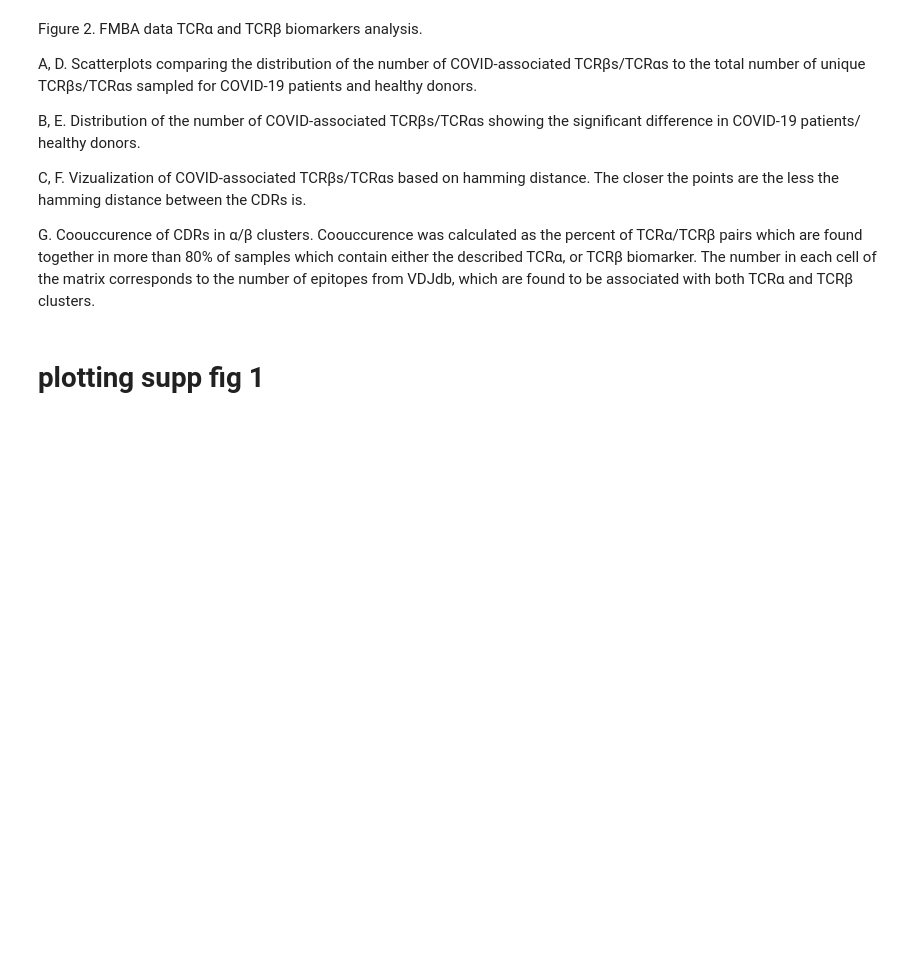
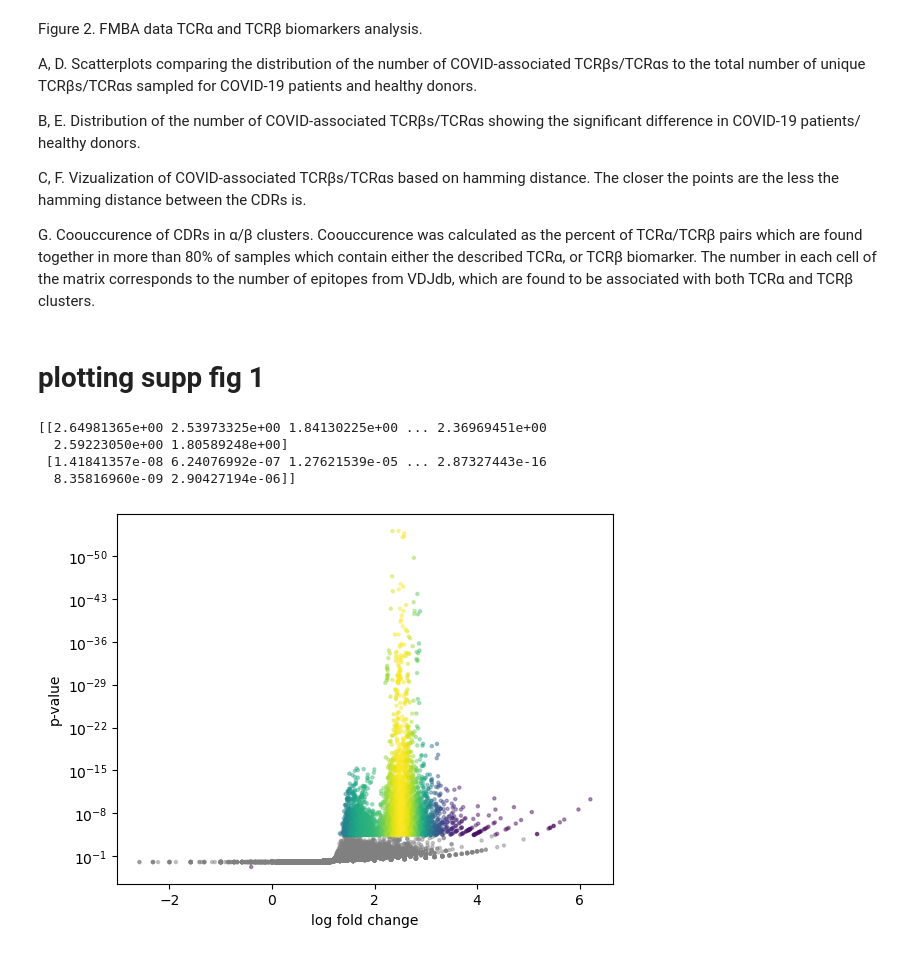
Before and after one commit to antigenomics/tcr-covid-classifier, a Jupyter notebook: publication-notebooks/fig2.ipynb, the cells around one changed output. Saved outputs shown, nothing was run; the diff lists cells and outputs as text; code cells hidden in the pictures; blank space fills up the shorter version.

```diff
--- a/publication-notebooks/fig2.ipynb
+++ b/publication-notebooks/fig2.ipynb
@@ -40,2 +42,4 @@ importlib.reload(imported_module)
 # %%
 vdjdb = pd.read_csv('data/vdjdb.txt', sep='\t')
+# %%
+um = pd.read_csv('data/standardized_usage_matrix_fmba_TRB.csv').drop(columns=['Unnamed: 0'])
@@ -170,3 +188,14 @@ alpha_cluster_to_epi[0]
 # %%
 cooccurence_df = pd.read_csv('data/TRA_TRB_cooccurence_matrix_cooccurence_85.csv').T
 annot_df = pd.read_csv('data/alpha_beta_paired_epitopes.csv').T
+# %%
+all_alpha_cm = pd.read_csv('data/clone_matrix_fmba_TRA_top_500k.csv', nrows=50000)
+all_alpha_cm = prepare_clonotype_matrix(clonotype_matrix=all_alpha_cm).merge(clean_alpha_cm)
+fold_change_data_alpha = get_top_changed_clonotypes(clonotype_matrix=all_alpha_cm.merge(prepare_run_column(desc[~desc.folder.str.contains('NovaSeq7')][['run']])),
+                           desc=desc,
+                           pvals=pd.read_csv('data/covid_significant_clone_pvals_fmba_TRA_top_500k.csv').drop(columns=['Unnamed: 0']),
+                           log_fold_change_threshold=2,
+                           logp_threshold=1,
+                           healthy_col='COVID_status',
+                           healthy_label='healthy')
+fold_change_data_alpha
@@ -318,3 +415,11 @@ G. Coouccurence of CDRs in α/β clusters. Coouccurence was calculated as the pe
+# %%
+plot_volcano(fold_change_data_alpha, selected_clones=clean_alpha_cm.columns)
+# %% [output]
+[[2.64981365e+00 2.53973325e+00 1.84130225e+00 ... 2.36969451e+00
+  2.59223050e+00 1.80589248e+00]
+ [1.41841357e-08 6.24076992e-07 1.27621539e-05 ... 2.87327443e-16
+  8.35816960e-09 2.90427194e-06]]
+[figure, added]
 # %%
 import matplotlib.pyplot as plt
 from matplotlib.gridspec import GridSpec
```
Also changed, not shown: parts of 32 cells of this notebook, 28 other files.
